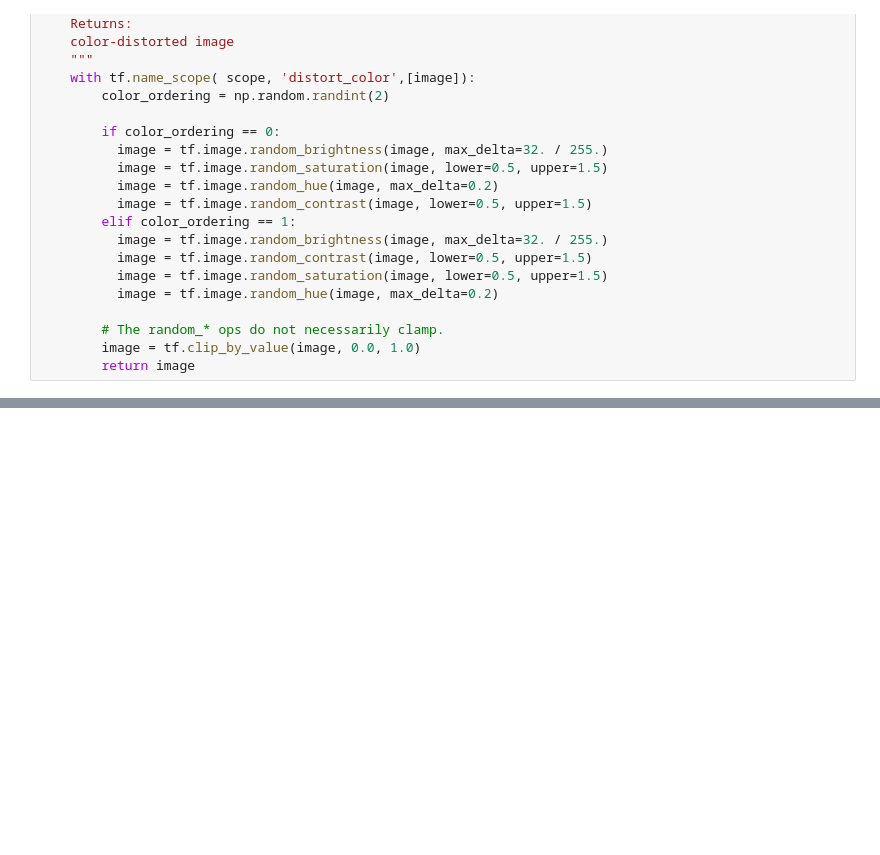
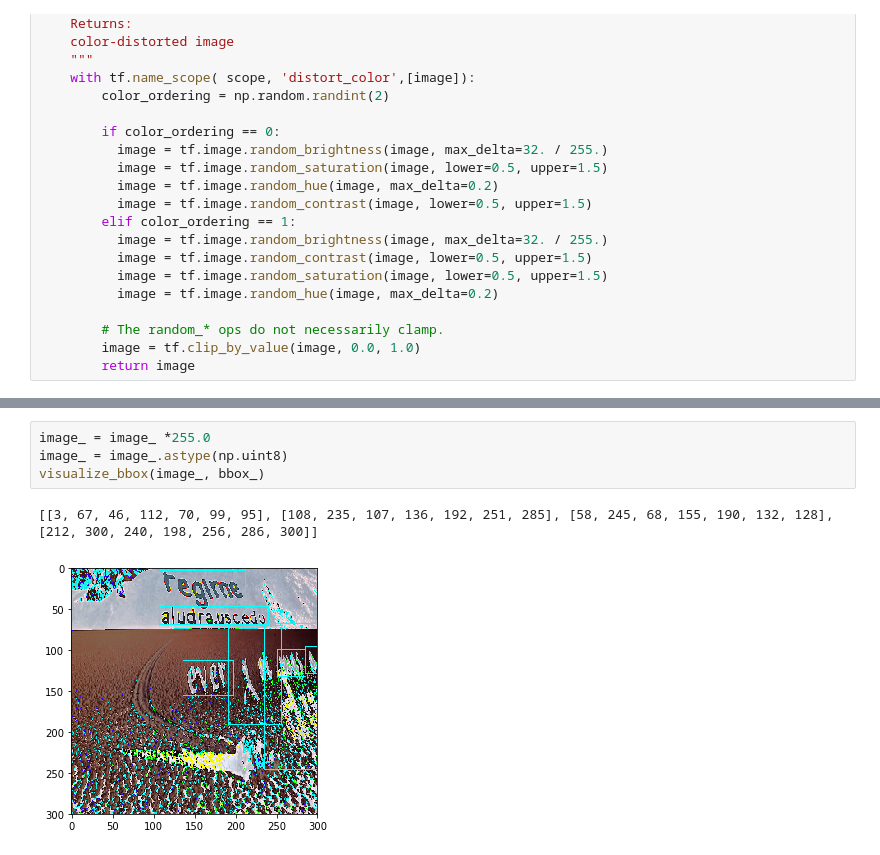
Before and after one commit to bindung/TextBoxes-TensorFlow, a Jupyter notebook: Notes/data_processing.ipynb, the cells around one changed output, grey strips where cells are left out. Cells and saved outputs as stored; diff of their text form; blank space fills up the shorter version.

```diff
--- a/Notes/data_processing.ipynb
+++ b/Notes/data_processing.ipynb
@@ -234,3 +234,10 @@ print image_.min(),image_.max()
+# %%
+image_ = image_ *255.0
+image_ = image_.astype(np.uint8)
+visualize_bbox(image_, bbox_)
+# %% [output]
+[[3, 67, 46, 112, 70, 99, 95], [108, 235, 107, 136, 192, 251, 285], [58, 245, 68, 155, 190, 132, 128], [212, 300, 240, 198, 256, 286, 300]]
+[figure, added]
 # %%
 image_ = image_.astype(np.uint8)
 #skio.imshow(np.uint8(image_bbox_p[0,:,:,:])*255)
```
Also changed, not shown: parts of 11 cells of this notebook, 2 other files.
